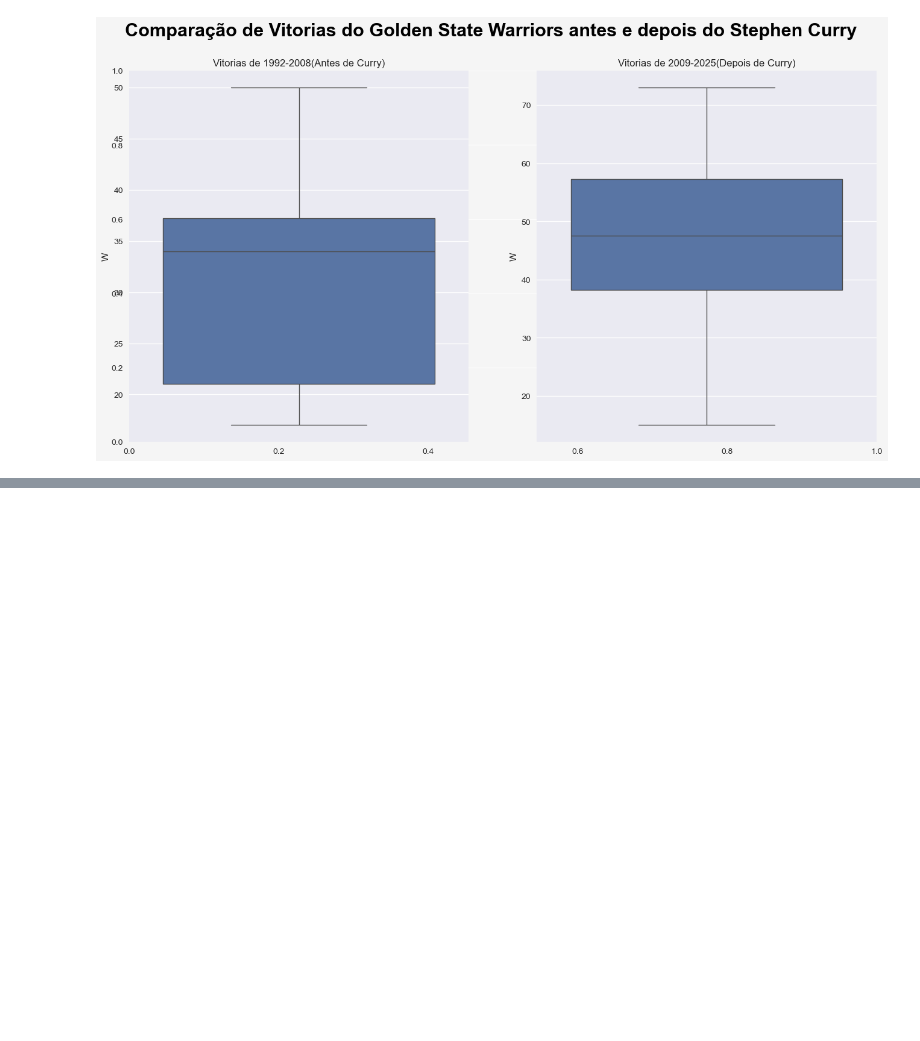
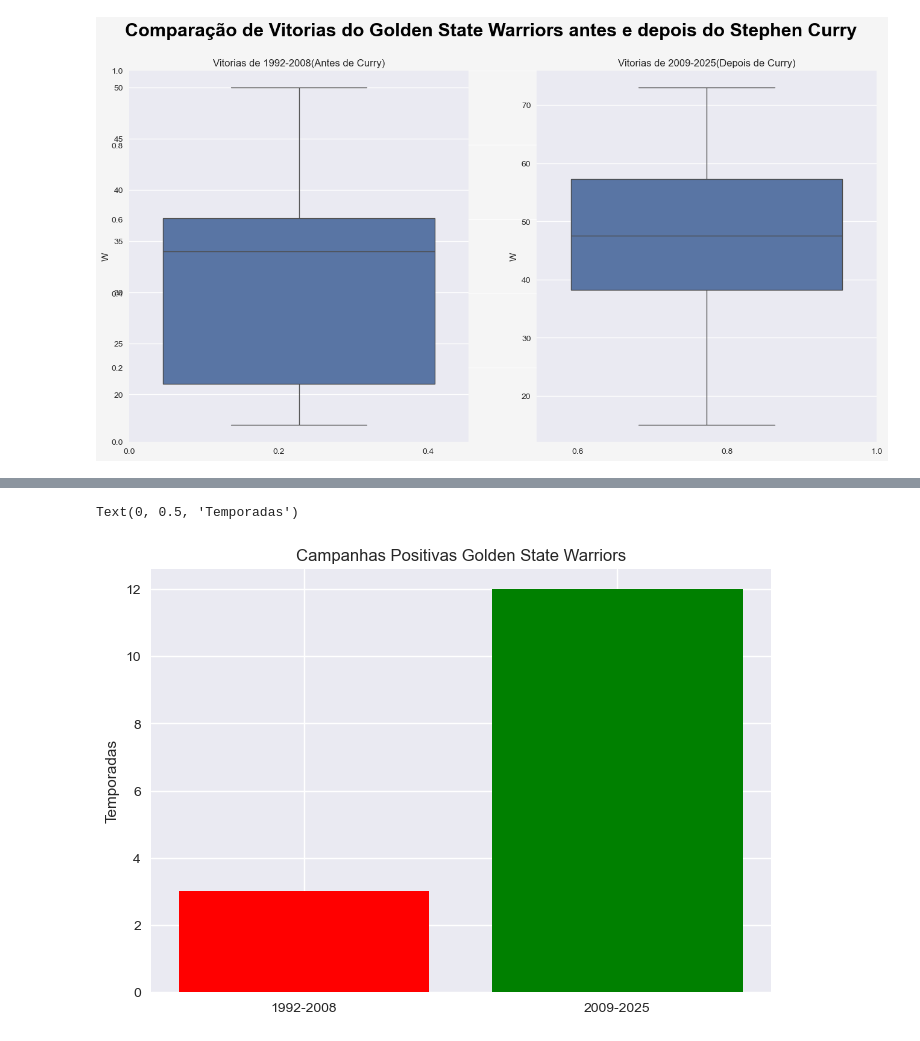
Before and after one commit to matheusmendesds/projetoPython, a Jupyter notebook: Untitled10.ipynb, the cells around one changed output, grey strips where cells are left out. Drawn from its saved outputs; the diff is of its cells as text; code cells hidden in the pictures; blank space fills up the shorter version.

```diff
--- a/Untitled10.ipynb
+++ b/Untitled10.ipynb
@@ -106,0 +106,13 @@ NameError: name 'PlayoffAntes' is not defined
+# %%
+Antes = DataWarriors.query('W > L')['Season'].count()
+Depois = DataWarriorsCurry.query('W > L')['Season'].count()
+# %%
+labels = ['1992-2008','2009-2025']
+values = [Antes,Depois]
+
+plt.bar(labels,values,color=['red', 'green'])
+plt.title('Campanhas Positivas Golden State Warriors')
+plt.ylabel("Temporadas")
+# %% [output]
+Text(0, 0.5, 'Temporadas')
+[figure, added]
```
Also changed, not shown: parts of 2 cells of this notebook.
